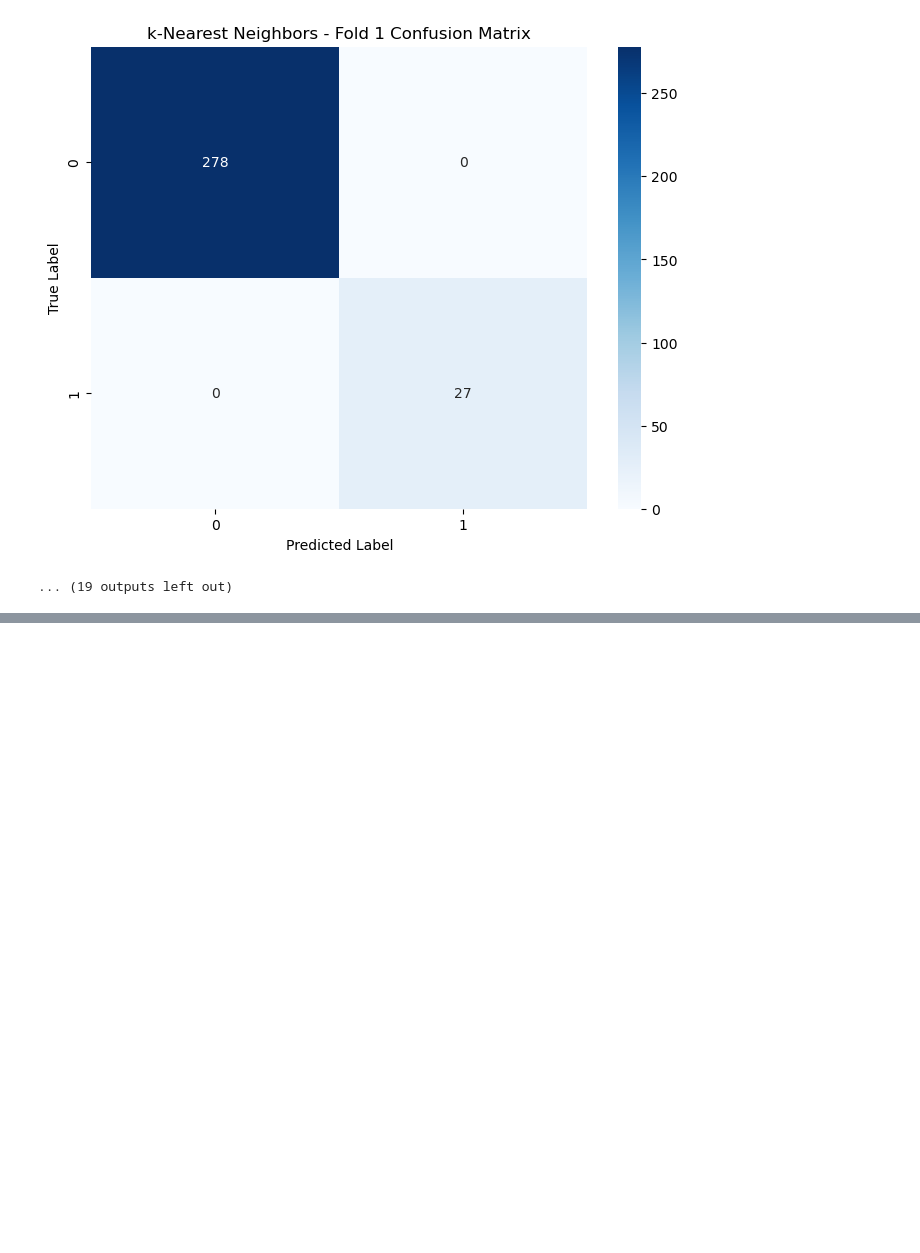
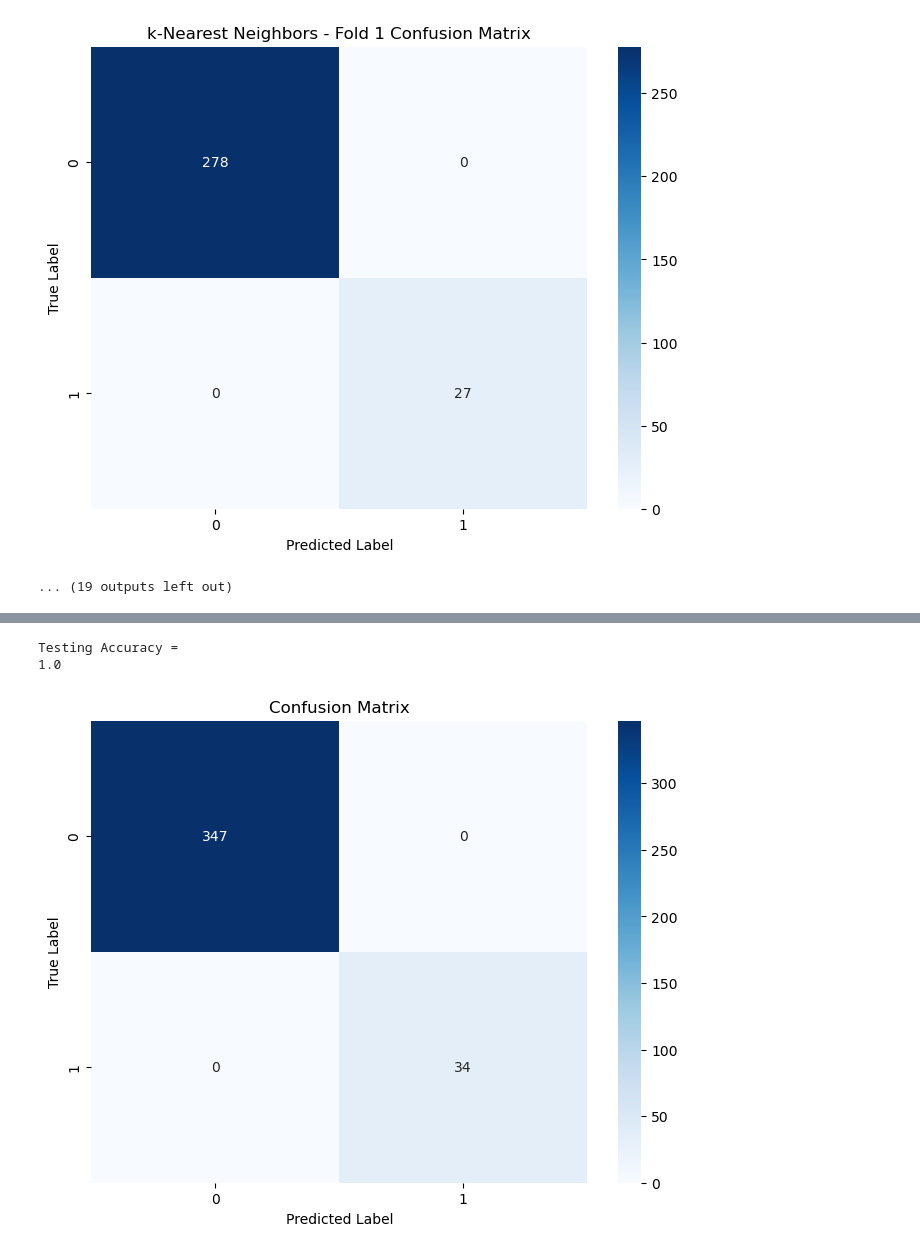
Before and after one commit to parinazfathi/ErdosFall2024ProteinTeam, a Jupyter notebook: RunningAll4Models_UPDATED_PF2.ipynb, the cells around one changed output, grey strips where cells are left out. Drawn from its saved outputs; the diff is of its cells as text; code cells hidden in the pictures; blank space fills up the shorter version.

```diff
--- a/RunningAll4Models_UPDATED_PF2.ipynb
+++ b/RunningAll4Models_UPDATED_PF2.ipynb
@@ -293,0 +359,22 @@ Evaluating k-Nearest Neighbors with k-fold CV, bootstrapping, and kNN imputation
+# %%
+# Predict and evaluate testing accuracy
+X_test_imputed = imputer.transform(X_test)
+
+
+y_pred2 = FinalModel.predict(X_test_imputed)
+print("Testing Accuracy =")
+print(accuracy_score(y_test, y_pred2))
+
+testing_conf_matrix = confusion_matrix(y_test, y_pred2)
+
+plt.figure(figsize=(8, 6))
+sns.heatmap(testing_conf_matrix, annot=True, fmt='d', cmap='Blues',
+xticklabels=np.unique(y_train), yticklabels=np.unique(y_train))
+plt.xlabel('Predicted Label')
+plt.ylabel('True Label')
+plt.title("Confusion Matrix")
+plt.show()
+# %% [output]
+Testing Accuracy =
+1.0
+[figure, added]
```
Also changed, not shown: parts of 8 cells of this notebook, 1 other file.
